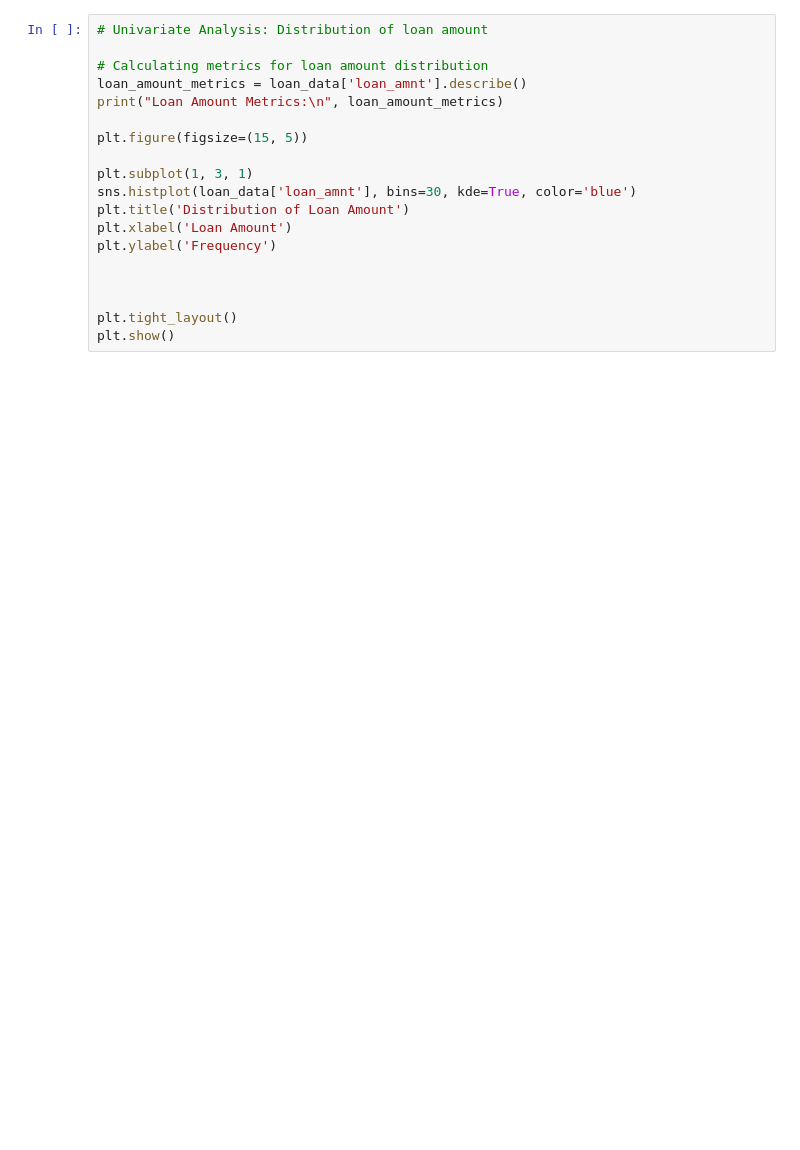
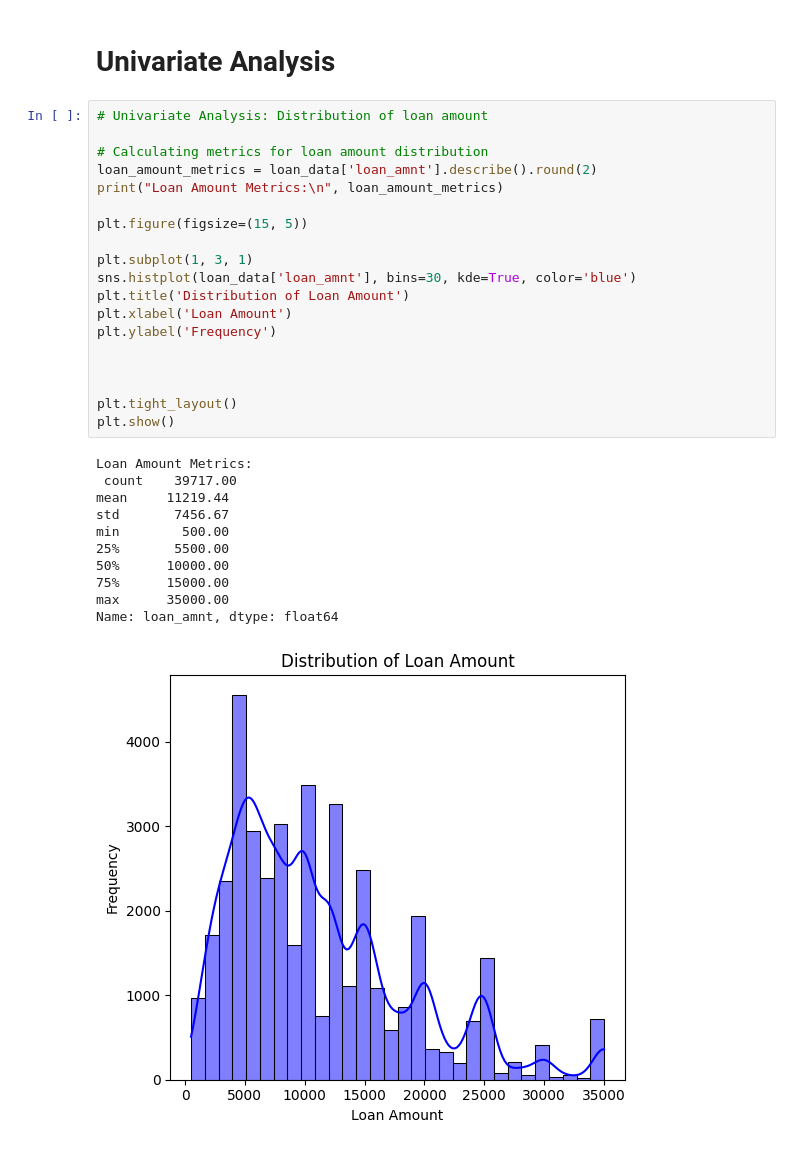
Before and after one commit to omkard3/LendingClubCaseStudy, a Jupyter notebook: Omkar_Deshpande.ipynb, the cells around one changed output. Saved outputs shown, nothing was run; the diff lists cells and outputs as text; blank space fills up the shorter version.

```diff
--- a/Omkar_Deshpande.ipynb
+++ b/Omkar_Deshpande.ipynb
@@ -15,22 +25,36 @@ loan_data_head
+# %% [markdown]
+# Univariate Analysis
 # %%
 # Univariate Analysis: Distribution of loan amount
 
 # Calculating metrics for loan amount distribution
-loan_amount_metrics = loan_data['loan_amnt'].describe()
+loan_amount_metrics = loan_data['loan_amnt'].describe().round(2)
 print("Loan Amount Metrics:\n", loan_amount_metrics)
 
 plt.figure(figsize=(15, 5))
 
 plt.subplot(1, 3, 1)
 sns.histplot(loan_data['loan_amnt'], bins=30, kde=True, color='blue')
 plt.title('Distribution of Loan Amount')
 plt.xlabel('Loan Amount')
 plt.ylabel('Frequency')
 
 
 
 plt.tight_layout()
 plt.show()
+# %% [output]
+Loan Amount Metrics:
+ count    39717.00
+mean     11219.44
+std       7456.67
+min        500.00
+25%       5500.00
+50%      10000.00
+75%      15000.00
+max      35000.00
+Name: loan_amnt, dtype: float64
+[figure, added]
 # %%
 # Univariate Analysis: Distribution of interest rate
 
```
Also changed, not shown: parts of 21 cells of this notebook.
